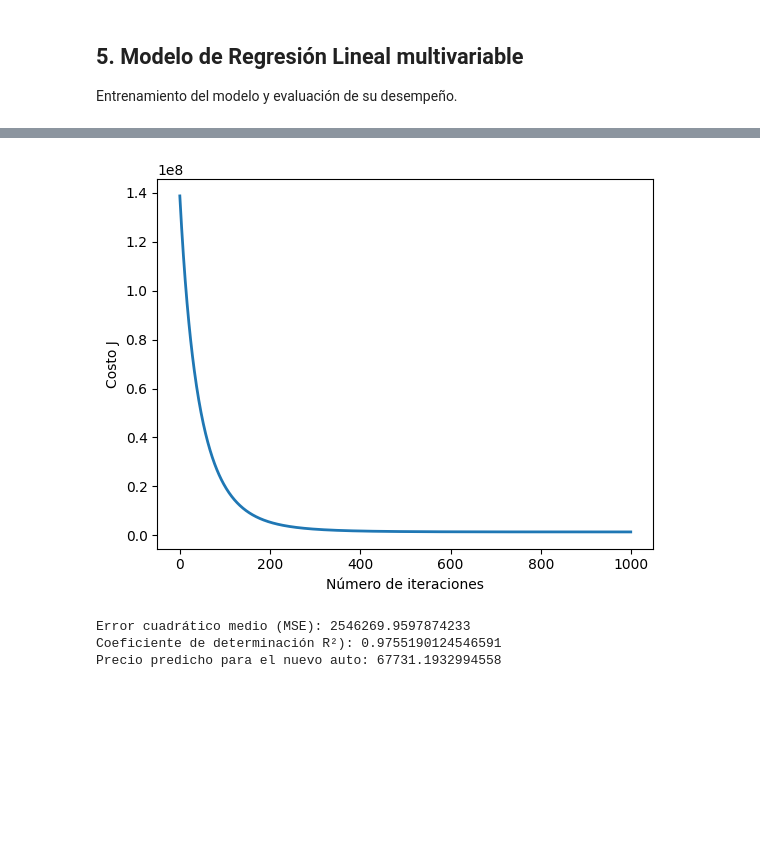
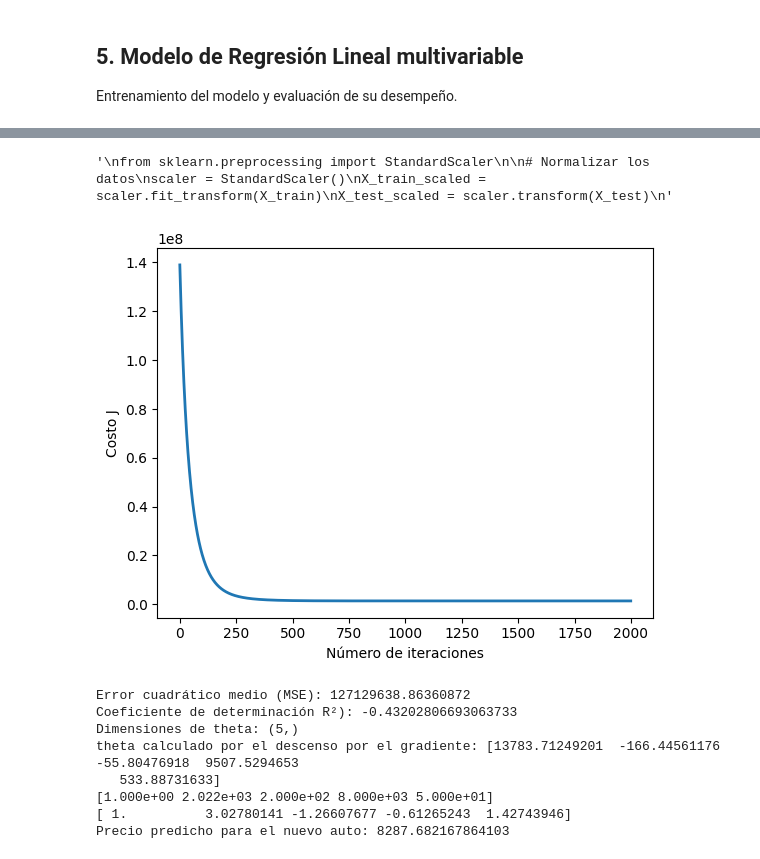
Before and after one commit to richardcruz98/Inteligencia-Artificial-I, a Jupyter notebook: Laboratorios/Lab 2/Lab2.ipynb, the cells around one changed output, grey strips where cells are left out. Drawn from its saved outputs; the diff is of its cells as text; code cells hidden in the pictures; blank space fills up the shorter version.

```diff
--- a/Laboratorios/Lab 2/Lab2.ipynb
+++ b/Laboratorios/Lab 2/Lab2.ipynb
@@ -130,0 +158,12 @@ def gradientDescentMulti(X, y, theta, alpha, num_iters):
+# %%
+# llama featureNormalize con los datos cargados
+X_train_scaled, mu_t, sigma_t = featureNormalize(X_train)
+
+# llama featureNormalize con los datos cargados
+X_test_scaled, mu, sigma = featureNormalize(X_test)
+
+print('Media calculada:', mu_t)
+print('Desviación estandar calculada:', sigma_t)
+
+print('Media calculada:', mu)
+print('Desviación estandar calculada:', sigma)
@@ -131,10 +191,14 @@ def gradientDescentMulti(X, y, theta, alpha, num_iters):
 # %%
+'''
 from sklearn.preprocessing import StandardScaler
 
 # Normalizar los datos
 scaler = StandardScaler()
 X_train_scaled = scaler.fit_transform(X_train)
 X_test_scaled = scaler.transform(X_test)
+'''
+# %% [output]
+'\nfrom sklearn.preprocessing import StandardScaler\n\n# Normalizar los datos\nscaler = StandardScaler()\nX_train_scaled = scaler.fit_transform(X_train)\nX_test_scaled = scaler.transform(X_test)\n'
 # %%
 # Agregar una columna de unos para el término independiente
 X_train_scaled = np.hstack((np.ones((X_train_scaled.shape[0], 1)), X_train_scaled))
@@ -142,7 +206,7 @@ X_test_scaled = np.hstack((np.ones((X_test_scaled.shape[0], 1)), X_test_scaled))
 # %%
 # Parámetros para el descenso de gradiente
 alpha = 0.01  # Tasa de aprendizaje
-num_iters = 1000  # Número de iteraciones
+num_iters = 2000  # Número de iteraciones
 
 # Inicializar theta y ejecutar el descenso por gradiente
 
@@ -150,40 +214,60 @@ num_iters = 1000  # Número de iteraciones
 theta = np.zeros(X_train_scaled.shape[1])
 theta, J_history = gradientDescentMulti(X_train_scaled, y_train, theta, alpha, num_iters)
 
 # Graficar la convergencia del costo
 plt.plot(np.arange(len(J_history)), J_history, lw=2)
 plt.xlabel('Número de iteraciones')
 plt.ylabel('Costo J')
 plt.show()
 
+nuevo_orden = [0, 1, 3, 4, 2]
+
+# Aplicar el nuevo orden a las columnas
+X_test_scaled1 = X_test_scaled[:, nuevo_orden]
+#print(X_test_scaled)
 # Hacer predicciones en el conjunto de prueba
-y_pred = np.dot(X_test_scaled, theta)
+y_pred = np.dot(X_test_scaled1, theta)
+
+
+#print(y_test)
+
+#print(y_pred)
+
 
 # Evaluar el modelo
 from sklearn.metrics import mean_squared_error, r2_score
 
 mse = mean_squared_error(y_test, y_pred)
 r2 = r2_score(y_test, y_pred)
 
 print("Error cuadrático medio (MSE):", mse)
 print("Coeficiente de determinación R²):", r2)
 
 
 
 # Predecir el precio para un nuevo auto
-nuevo_auto = np.array([ 1, 10000, 2023, 4])
+nuevo_auto = np.array([1, 2022 , 200.0 , 8000.0, 50.0])
 
 #print("Dimensiones de X_train:", X_train.shape)
 #print("Dimensiones de nuevo_auto:", nuevo_auto.shape)
-#print("Dimensiones de theta:", theta.shape)
+print("Dimensiones de theta:", theta.shape)
+print('theta calculado por el descenso por el gradiente: {:s}'.format(str(theta)))
 
+print(nuevo_auto)
 # Ajusta los valores según tus características
-nuevo_auto_scaled = scaler.transform(nuevo_auto.reshape(1, -1))
-nuevo_auto_scaled = np.insert(nuevo_auto_scaled, 0, 1)
-precio_predicho = np.dot(nuevo_auto_scaled, theta)
+nuevo_auto[1:5] = (nuevo_auto[1:5] - mu_t) / sigma_t
+
+print(nuevo_auto)
+#nuevo_auto_scaled = np.insert(nuevo_auto_scaled, 0, 1)
+precio_predicho = np.dot(nuevo_auto, theta)
 print("Precio predicho para el nuevo auto:", precio_predicho)
 # %% [output]
-[figure, old version]
+[figure, new version]
-Error cuadrático medio (MSE): 2546269.9597874233
-Coeficiente de determinación R²): 0.9755190124546591
-Precio predicho para el nuevo auto: 67731.1932994558
+Error cuadrático medio (MSE): 127129638.86360872
+Coeficiente de determinación R²): -0.43202806693063733
+Dimensiones de theta: (5,)
+theta calculado por el descenso por el gradiente: [13783.71249201  -166.44561176   -55.80476918  9507.5294653
+   533.88731633]
+[1.000e+00 2.022e+03 2.000e+02 8.000e+03 5.000e+01]
+[ 1.          3.02780141 -1.26607677 -0.61265243  1.42743946]
+Precio predicho para el nuevo auto: 8287.682167864103
```
Also changed, not shown: parts of 4 cells of this notebook.
